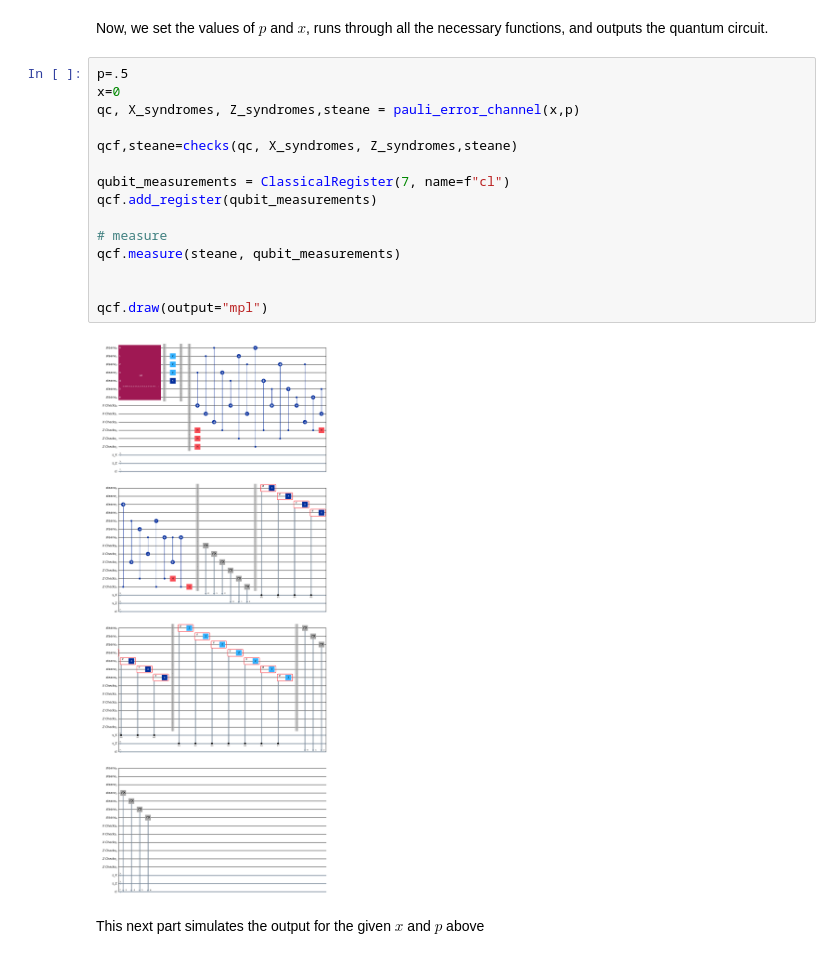
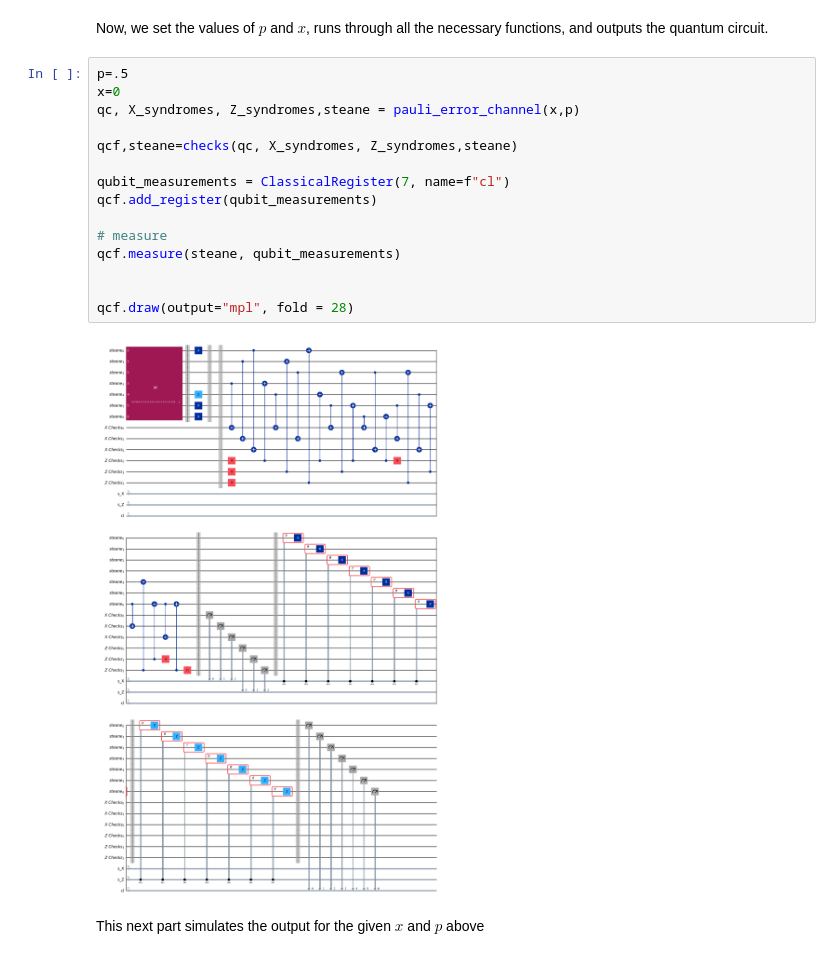
Before and after one commit to gtnothaft/Steane_pauli_error, a Jupyter notebook: Steane_code_pauli_error.ipynb, the cells around one changed output. Saved outputs shown, nothing was run; the diff lists cells and outputs as text.

```diff
--- a/Steane_code_pauli_error.ipynb
+++ b/Steane_code_pauli_error.ipynb
@@ -223,20 +223,20 @@ Now, we set the values of $p$ and $x$, runs through all the necessary functions,
 # %%
 p=.5
 x=0
 qc, X_syndromes, Z_syndromes,steane = pauli_error_channel(x,p)
 
 qcf,steane=checks(qc, X_syndromes, Z_syndromes,steane)
 
 qubit_measurements = ClassicalRegister(7, name=f"cl")
 qcf.add_register(qubit_measurements)
 
 # measure
 qcf.measure(steane, qubit_measurements)
 
 
-qcf.draw(output="mpl")
+qcf.draw(output="mpl", fold = 28)
 # %% [output]
-[figure, old version]
+[figure, new version]
 # %% [markdown]
 This next part simulates the output for the given $x$ and $p$ above
 # %%
```
Also changed, not shown: parts of 3 cells of this notebook.
